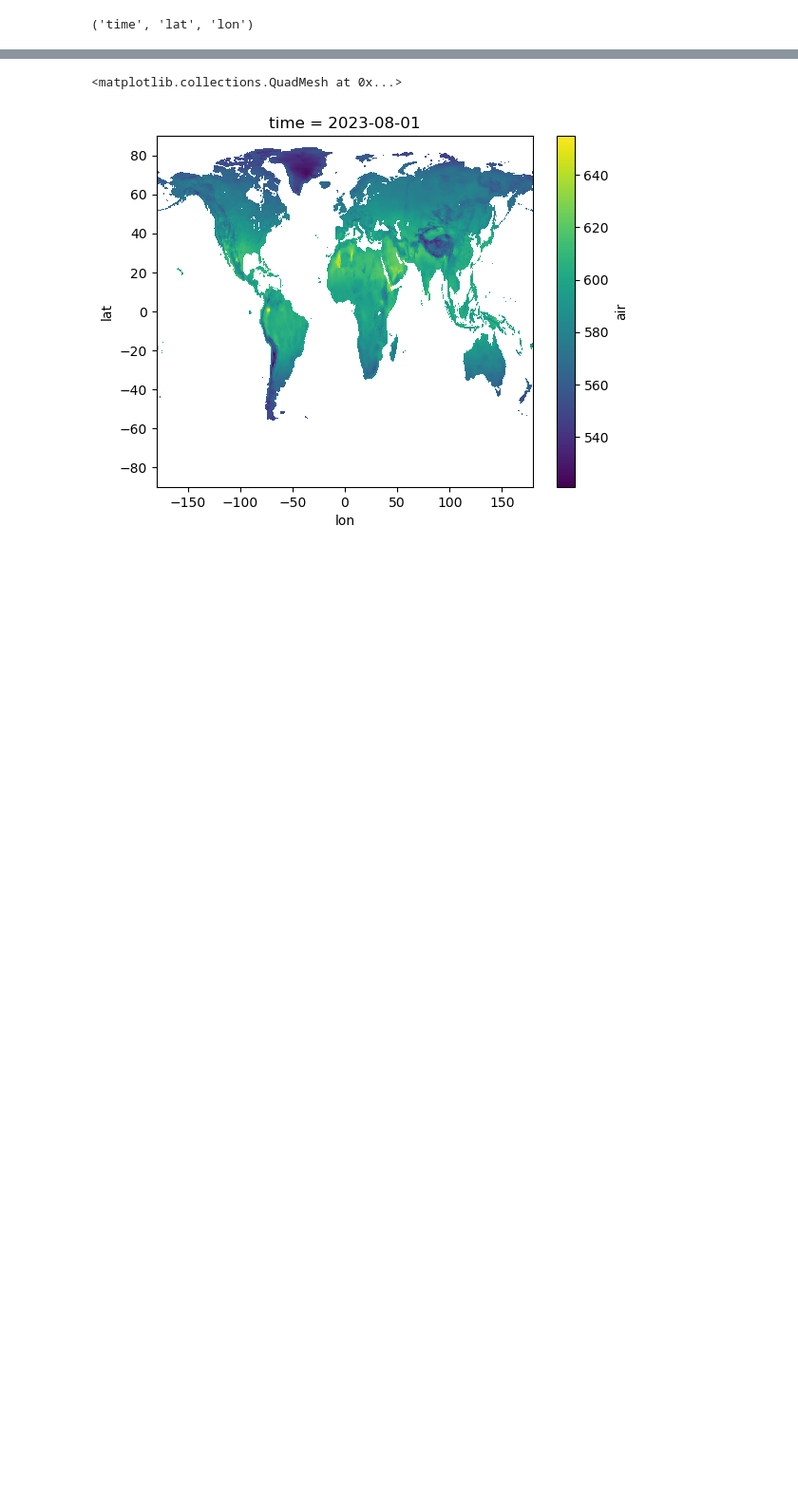
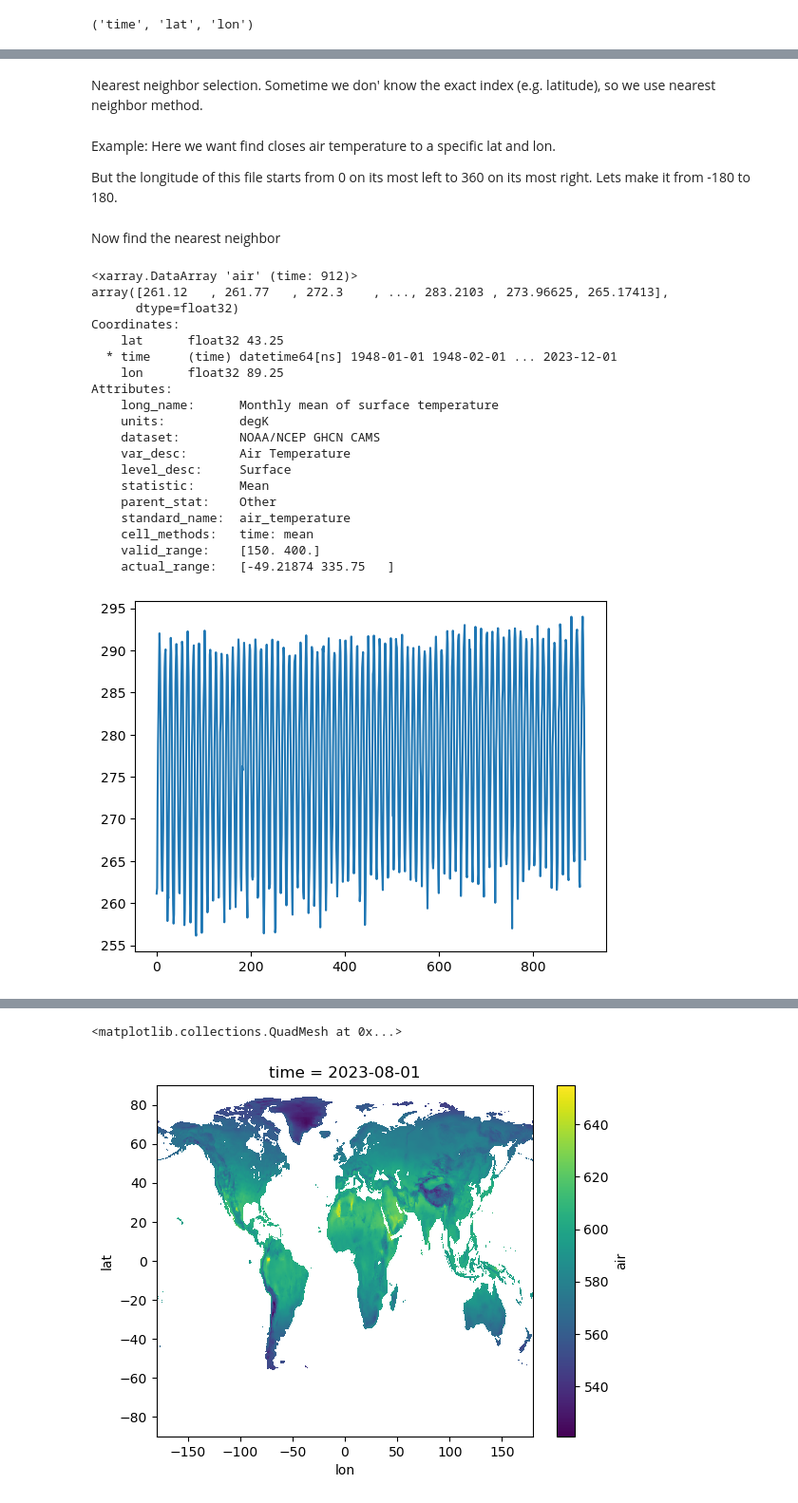
Before and after one commit to hamiddashti/ResearchBazaar, a Jupyter notebook: ResearchBazaar_basics.ipynb, the cells around one changed output, grey strips where cells are left out. Shown at 95% size. Cells and saved outputs as stored; diff of their text form; code cells hidden in the pictures; blank space fills up the shorter version.

```diff
--- a/ResearchBazaar_basics.ipynb
+++ b/ResearchBazaar_basics.ipynb
@@ -326,0 +466,6 @@ ta_sel.to_netcdf("ta_sel.nc")
+# %% [markdown]
+Nearest neighbor selection. Sometime we don' know the exact index (e.g. latitude), so we use nearest neighbor method.
+# %% [markdown]
+Example: Here we want find closes air temperature to a specific lat and lon.
+
+But the longitude of this file starts from 0 on its most left to 360 on its most right. Lets make it from -180 to 180.
@@ -326,0 +477,27 @@ ta_sel.to_netcdf("ta_sel.nc")
+# %% [markdown]
+Now find the nearest neighbor
+# %%
+nearest_neighbor = ta.sel(lat=43, lon=89, method="nearest")
+plt.plot(nearest_neighbor.values, "-")
+nearest_neighbor
+# %% [output]
+<xarray.DataArray 'air' (time: 912)>
+array([261.12   , 261.77   , 272.3    , ..., 283.2103 , 273.96625, 265.17413],
+      dtype=float32)
+Coordinates:
+    lat      float32 43.25
+  * time     (time) datetime64[ns] 1948-01-01 1948-02-01 ... 2023-12-01
+    lon      float32 89.25
+Attributes:
+    long_name:      Monthly mean of surface temperature
+    units:          degK
+    dataset:        NOAA/NCEP GHCN CAMS
+    var_desc:       Air Temperature
+    level_desc:     Surface
+    statistic:      Mean
+    parent_stat:    Other
+    standard_name:  air_temperature
+    cell_methods:   time: mean
+    valid_range:    [150. 400.]
+    actual_range:   [-49.21874 335.75   ]
+[figure, added]
```
Also changed, not shown: parts of 137 cells of this notebook, 1 other file.
